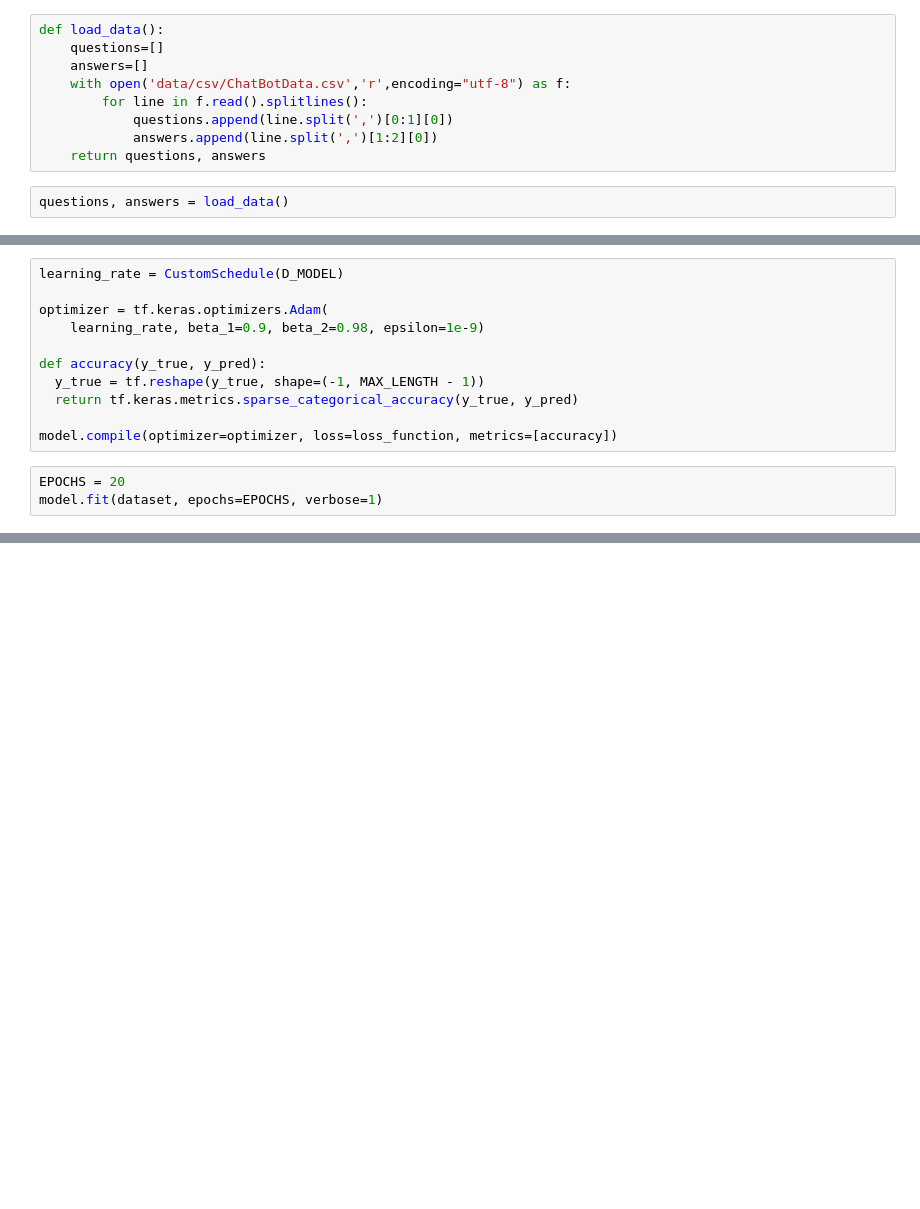
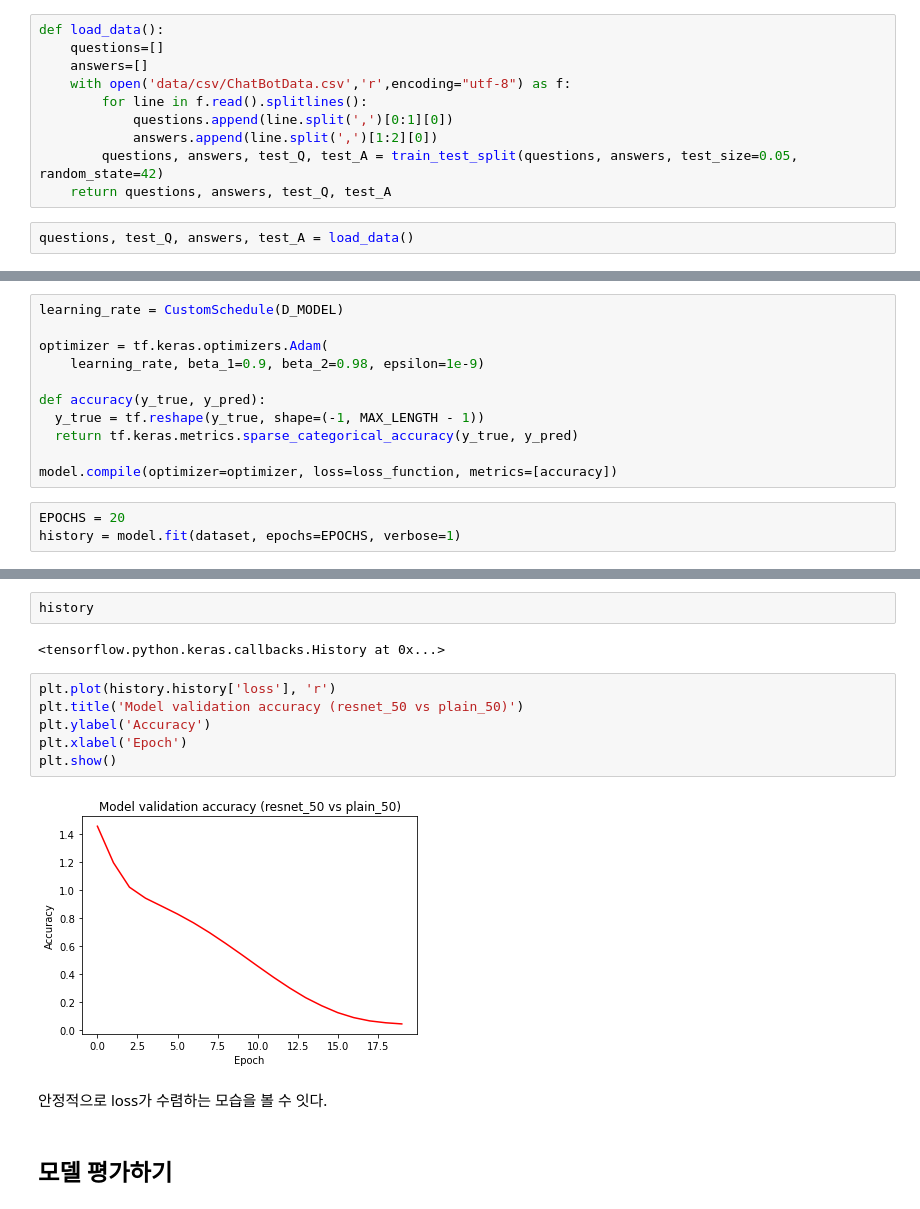
Before and after one commit to PEBpung/Aiffel, a Jupyter notebook: Project/Exploration/E21.Make_Chatbot_using_Transformer.ipynb, the cells around one changed output, grey strips where cells are left out. Saved outputs shown, nothing was run; the diff lists cells and outputs as text; blank space fills up the shorter version.

```diff
--- a/Project/Exploration/E21.Make_Chatbot_using_Transformer.ipynb
+++ b/Project/Exploration/E21.Make_Chatbot_using_Transformer.ipynb
@@ -17,9 +17,10 @@ def load_data():
         for line in f.read().splitlines():
             questions.append(line.split(',')[0:1][0])
             answers.append(line.split(',')[1:2][0])
-    return questions, answers
+        questions, answers, test_Q, test_A = train_test_split(questions, answers, test_size=0.05, random_state=42)
+    return questions, answers, test_Q, test_A
 # %%
-questions, answers = load_data()
+questions, test_Q, answers, test_A = load_data()
 # %%
 print('전체 샘플 수 :', len(questions))
 print('전체 샘플 수 :', len(answers))
@@ -542,6 +544,6 @@ def accuracy(y_true, y_pred):
 model.compile(optimizer=optimizer, loss=loss_function, metrics=[accuracy])
 # %%
 EPOCHS = 20
-model.fit(dataset, epochs=EPOCHS, verbose=1)
+history = model.fit(dataset, epochs=EPOCHS, verbose=1)
 # %% [output]
 Epoch 1/20
@@ -565,3 +566,19 @@ Epoch 20/20
+# %%
+history
+# %% [output]
+<tensorflow.python.keras.callbacks.History at 0x...>
+# %%
+plt.plot(history.history['loss'], 'r')
+plt.title('Model validation accuracy (resnet_50 vs plain_50)')
+plt.ylabel('Accuracy')
+plt.xlabel('Epoch')
+plt.show()
+# %% [output]
+[figure, added]
+# %% [markdown]
+안정적으로 loss가 수렴하는 모습을 볼 수 잇다.
+# %% [markdown]
+## 모델 평가하기
 # %%
 def decoder_inference(sentence):
   sentence = preprocess_sentence(sentence)
```
Also changed, not shown: parts of 22 cells of this notebook.
